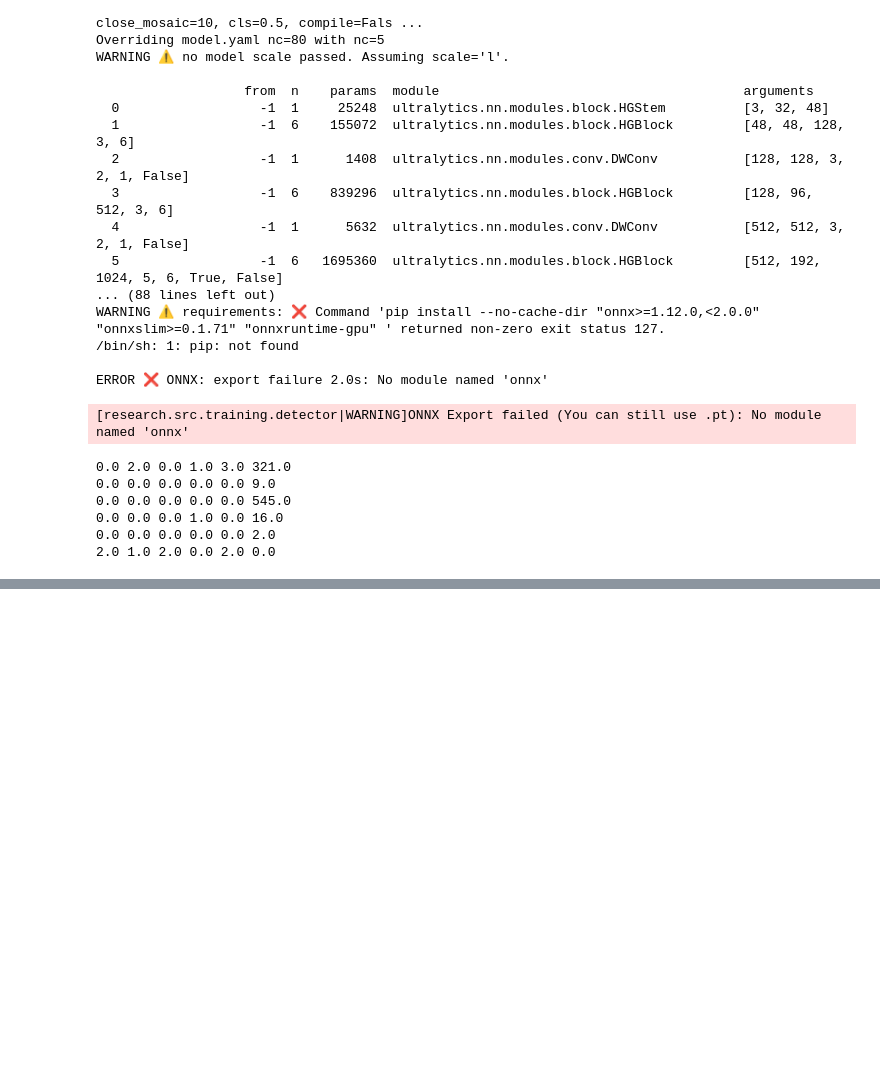
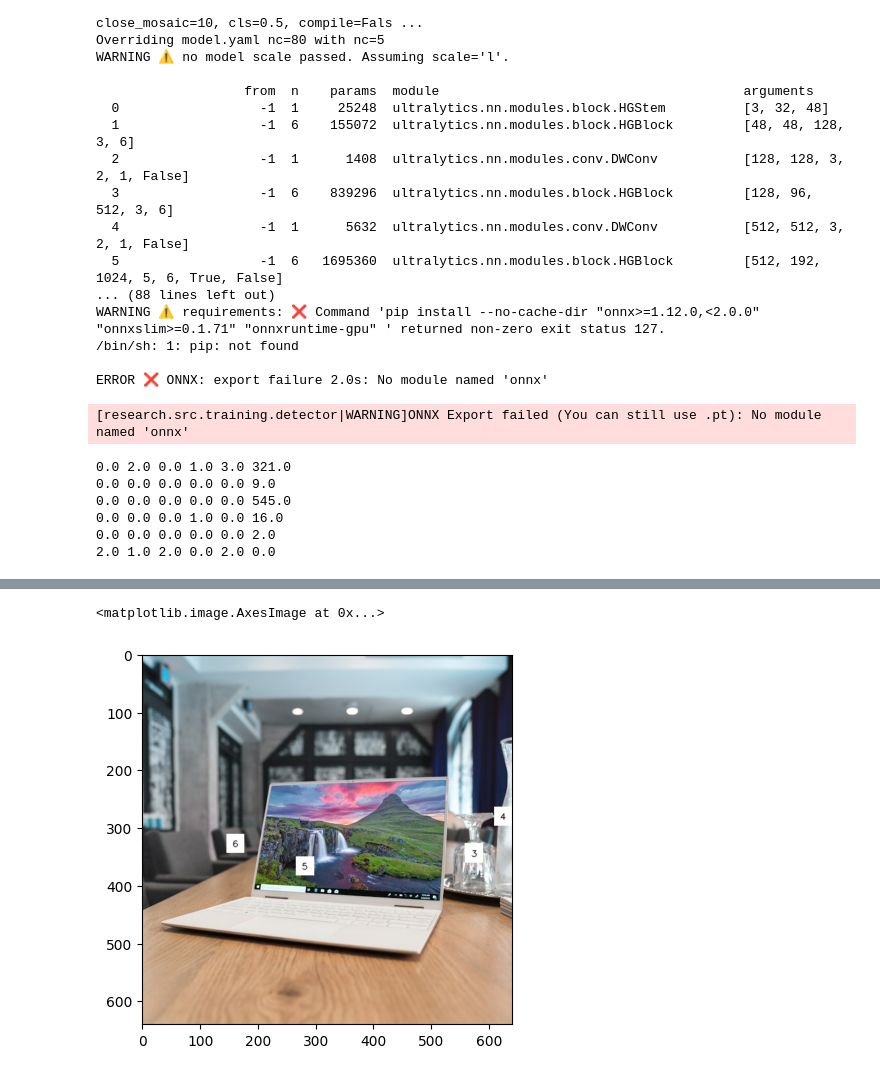
Before and after one commit to JakubCiesko/pepper-ot, a Jupyter notebook: research/notebooks/training.ipynb, the cells around one changed output, grey strips where cells are left out. Drawn from its saved outputs; the diff is of its cells as text; code cells hidden in the pictures; blank space fills up the shorter version.

```diff
--- a/research/notebooks/training.ipynb
+++ b/research/notebooks/training.ipynb
@@ -52,0 +101,9 @@ results.confusion_matrix.print()
+# %%
+from matplotlib import pyplot as plt
+
+img_path = CONFIG_DIR.parent / "data/out/sg/som_images/som_office1.jpg"
+img = Image.open(img_path)
+plt.imshow(img)
+# %% [output]
+<matplotlib.image.AxesImage at 0x...>
+[figure, added]
```
Also changed, not shown: parts of 16 cells of this notebook, 5 other files.
